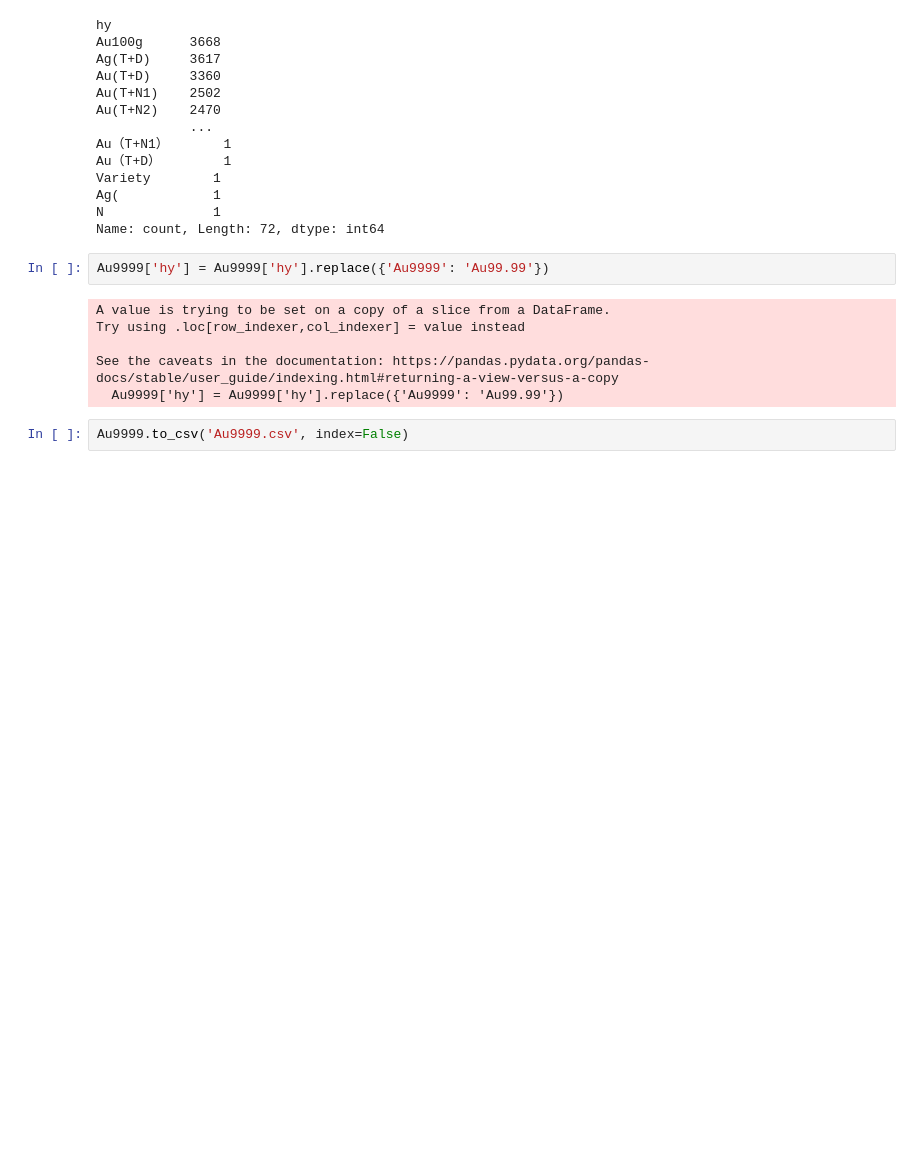
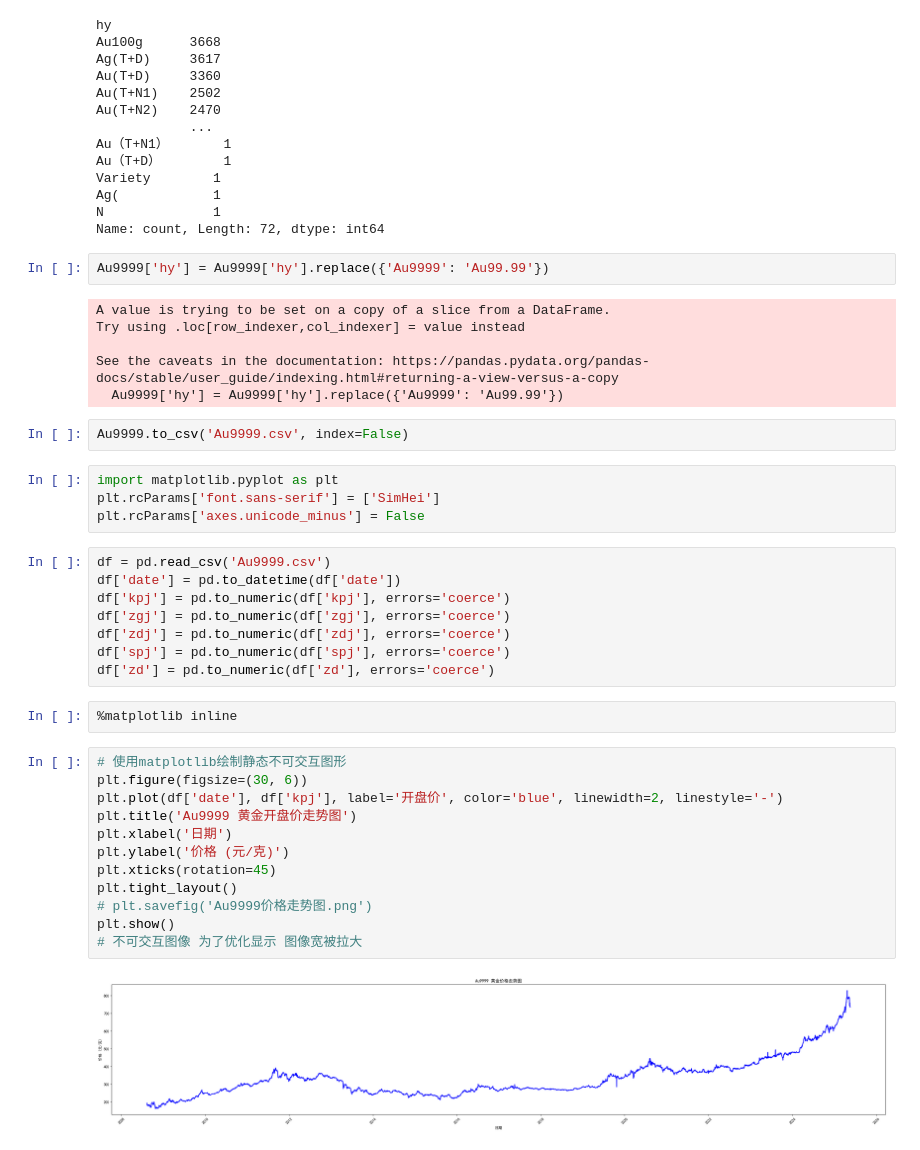
Before and after one commit to Tonnielcccy/py_spider, a Jupyter notebook: gold_scrapy/gold/analysis/processing.ipynb, the cells around one changed output. Cells and saved outputs as stored; diff of their text form; blank space fills up the shorter version.

```diff
--- a/gold_scrapy/gold/analysis/processing.ipynb
+++ b/gold_scrapy/gold/analysis/processing.ipynb
@@ -30,3 +30,31 @@ See the caveats in the documentation: https://pandas.pydata.org/pandas-docs/stab
   Au9999['hy'] = Au9999['hy'].replace({'Au9999': 'Au99.99'})
 # %%
 Au9999.to_csv('Au9999.csv', index=False)
+# %%
+import matplotlib.pyplot as plt
+plt.rcParams['font.sans-serif'] = ['SimHei']
+plt.rcParams['axes.unicode_minus'] = False
+# %%
+df = pd.read_csv('Au9999.csv')
+df['date'] = pd.to_datetime(df['date'])
+df['kpj'] = pd.to_numeric(df['kpj'], errors='coerce')
+df['zgj'] = pd.to_numeric(df['zgj'], errors='coerce')
+df['zdj'] = pd.to_numeric(df['zdj'], errors='coerce')
+df['spj'] = pd.to_numeric(df['spj'], errors='coerce')
+df['zd'] = pd.to_numeric(df['zd'], errors='coerce')
+# %%
+%matplotlib inline
+# %%
+# 使用matplotlib绘制静态不可交互图形
+plt.figure(figsize=(30, 6))
+plt.plot(df['date'], df['kpj'], label='开盘价', color='blue', linewidth=2, linestyle='-')
+plt.title('Au9999 黄金开盘价走势图')
+plt.xlabel('日期')
+plt.ylabel('价格 (元/克)')
+plt.xticks(rotation=45)
+plt.tight_layout()
+# plt.savefig('Au9999价格走势图.png')
+plt.show()
+# 不可交互图像 为了优化显示 图像宽被拉大
+# %% [output]
+[figure, added]
```
Also changed, not shown: parts of 2 cells of this notebook, 2 other files.
